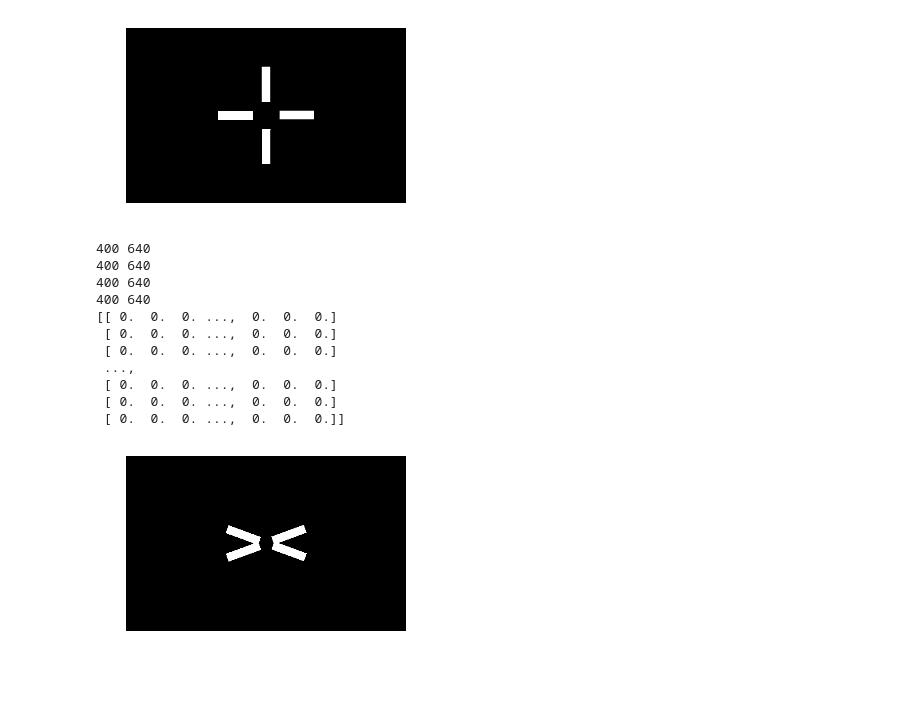
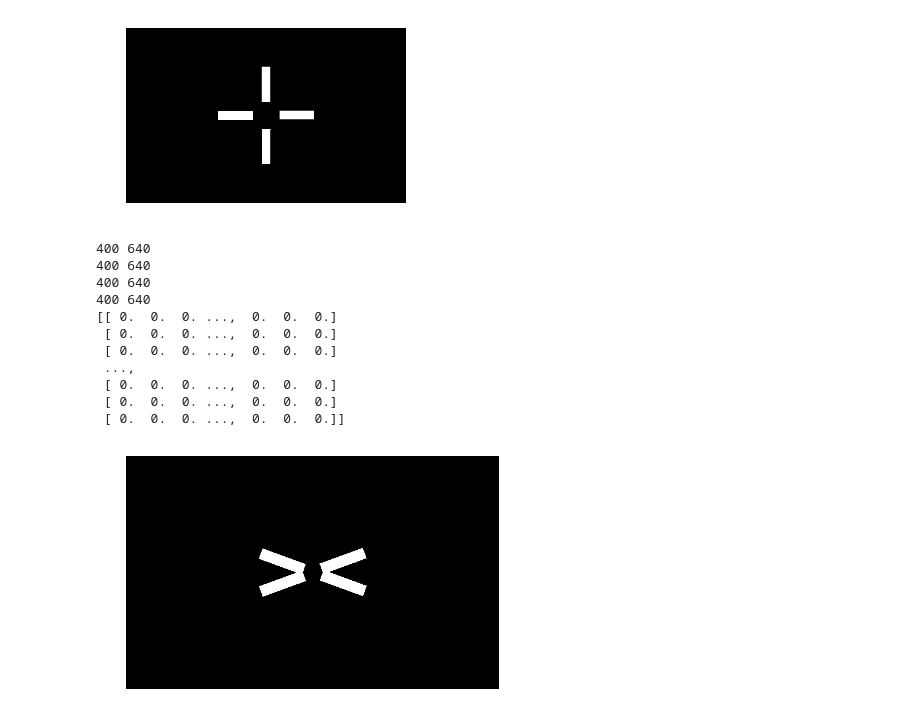
Before and after one commit to mika018/Character-Recognition-Classifier, a Jupyter notebook: cw2.ipynb, the cells around one changed output. Drawn from its saved outputs; the diff is of its cells as text; code cells hidden in the pictures; blank space fills up the shorter version.

```diff
--- a/cw2.ipynb
+++ b/cw2.ipynb
@@ -270,7 +276,7 @@ plt.show()
  [ 0.  0.  0. ...,  0.  0.  0.]]
 [figure]
 # %%
-fig1 = plt.figure(figsize=(5, 8), dpi=80)
+fig1 = plt.figure(figsize=(640/96, 400/96), dpi=96)
 ax1  = fig1.add_subplot( 111 )
 ax1.axis('off')
 
@@ -282,32 +288,35 @@ hands.append(curr_hand)
 curr_hand = draw_rekt(rekt_bottom_left, 20, 80, 110)
 hands.append(curr_hand)
 curr_hand = draw_rekt(rekt_bottom_left, 20, 80, 250)
 hands.append(curr_hand)
 curr_hand = draw_rekt(rekt_bottom_left, 20, 80, 290)
 hands.append(curr_hand)
 
 result_img = np.array(avg_img_array, dtype=float)
 result_img.fill(0)
 for row in range(result_img.shape[0]):
     for col in range(result_img.shape[1]):
         for hand in hands:
             if hand[row][col] == True:
                 result_img[row][col] = True
 # test_img = cross((180, 300), 40, 80, 90)
 print(result_img)
 ax1.imshow( result_img, cmap='gray' ) # io.
-plt.savefig('cross-filter.png')
+# plt.savefig('cross-filter.png', dpi=96)
+
+scipy.misc.imsave('cross-filter.png', result_img)
+
 plt.show()
 # %% [output]
 400 640
 400 640
 400 640
 400 640
 [[ 0.  0.  0. ...,  0.  0.  0.]
  [ 0.  0.  0. ...,  0.  0.  0.]
  [ 0.  0.  0. ...,  0.  0.  0.]
  ...,
  [ 0.  0.  0. ...,  0.  0.  0.]
  [ 0.  0.  0. ...,  0.  0.  0.]
  [ 0.  0.  0. ...,  0.  0.  0.]]
-[figure, old version]
+[figure, new version]
```
Also changed, not shown: parts of 6 cells of this notebook, 9 other files.
